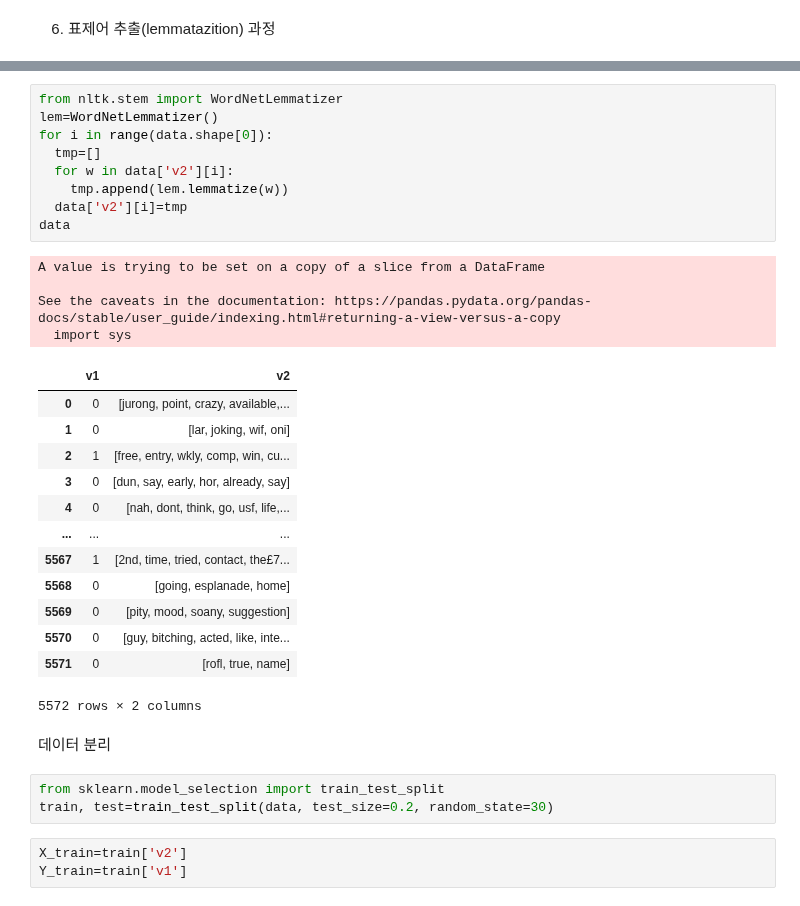
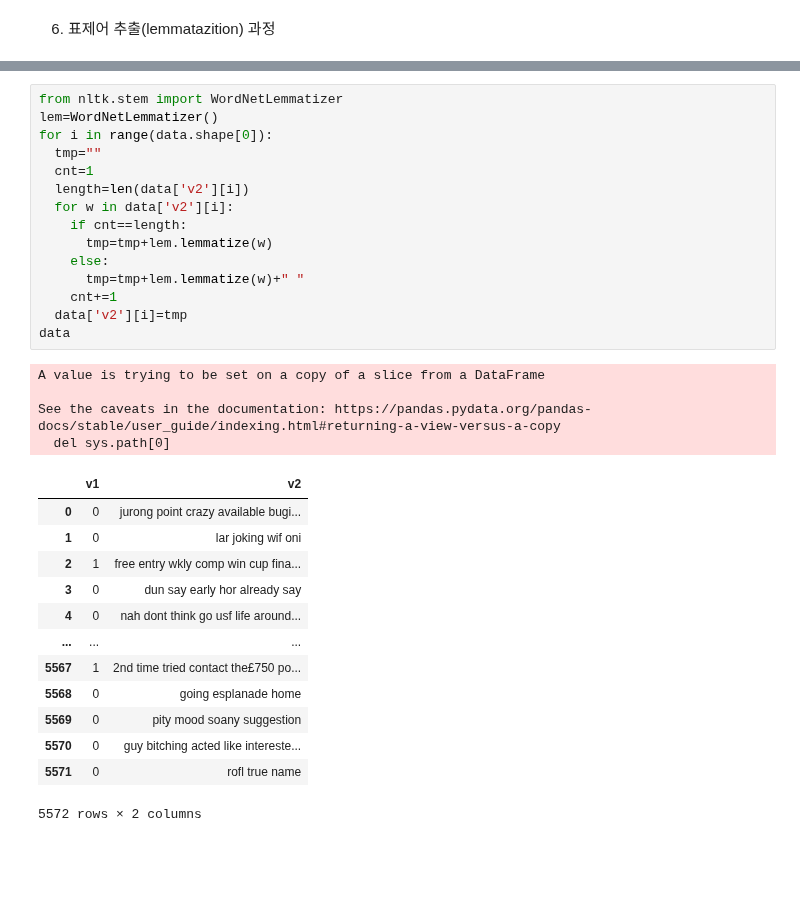
Before and after one commit to justbydev/machine-learning, a Jupyter notebook: NLP/1) Text preprocessing/Text_Proprocessing_Spam _email_classification.ipynb, the cells around one changed output, grey strips where cells are left out. Saved outputs shown, nothing was run; the diff lists cells and outputs as text; blank space fills up the shorter version.

```diff
--- a/NLP/1) Text preprocessing/Text_Proprocessing_Spam _email_classification.ipynb
+++ b/NLP/1) Text preprocessing/Text_Proprocessing_Spam _email_classification.ipynb
@@ -202,35 +201,33 @@ True
 # %%
 from nltk.stem import WordNetLemmatizer
 lem=WordNetLemmatizer()
 for i in range(data.shape[0]):
-  tmp=[]
+  tmp=""
+  cnt=1
+  length=len(data['v2'][i])
   for w in data['v2'][i]:
-    tmp.append(lem.lemmatize(w))
+    if cnt==length:
+      tmp=tmp+lem.lemmatize(w)
+    else:
+      tmp=tmp+lem.lemmatize(w)+" "
+    cnt+=1
   data['v2'][i]=tmp
 data
 # %% [output]
 A value is trying to be set on a copy of a slice from a DataFrame
 
 See the caveats in the documentation: https://pandas.pydata.org/pandas-docs/stable/user_guide/indexing.html#returning-a-view-versus-a-copy
-  import sys
+  del sys.path[0]
 |  | v1 | v2 |
-| 0 | 0 | [jurong, point, crazy, available,... |
-| 1 | 0 | [lar, joking, wif, oni] |
-| 2 | 1 | [free, entry, wkly, comp, win, cu... |
-| 3 | 0 | [dun, say, early, hor, already, say] |
-| 4 | 0 | [nah, dont, think, go, usf, life,... |
+| 0 | 0 | jurong point crazy available bugi... |
+| 1 | 0 | lar joking wif oni |
+| 2 | 1 | free entry wkly comp win cup fina... |
+| 3 | 0 | dun say early hor already say |
+| 4 | 0 | nah dont think go usf life around... |
 | ... | ... | ... |
-| 5567 | 1 | [2nd, time, tried, contact, the£7... |
-| 5568 | 0 | [going, esplanade, home] |
-| 5569 | 0 | [pity, mood, soany, suggestion] |
-| 5570 | 0 | [guy, bitching, acted, like, inte... |
-| 5571 | 0 | [rofl, true, name] |
+| 5567 | 1 | 2nd time tried contact the£750 po... |
+| 5568 | 0 | going esplanade home |
+| 5569 | 0 | pity mood soany suggestion |
+| 5570 | 0 | guy bitching acted like intereste... |
+| 5571 | 0 | rofl true name |
 5572 rows × 2 columns
-# %% [markdown]
-데이터 분리
-# %%
-from sklearn.model_selection import train_test_split
-train, test=train_test_split(data, test_size=0.2, random_state=30)
-# %%
-X_train=train['v2']
-Y_train=train['v1']
```
Also changed, not shown: parts of 24 cells of this notebook.
